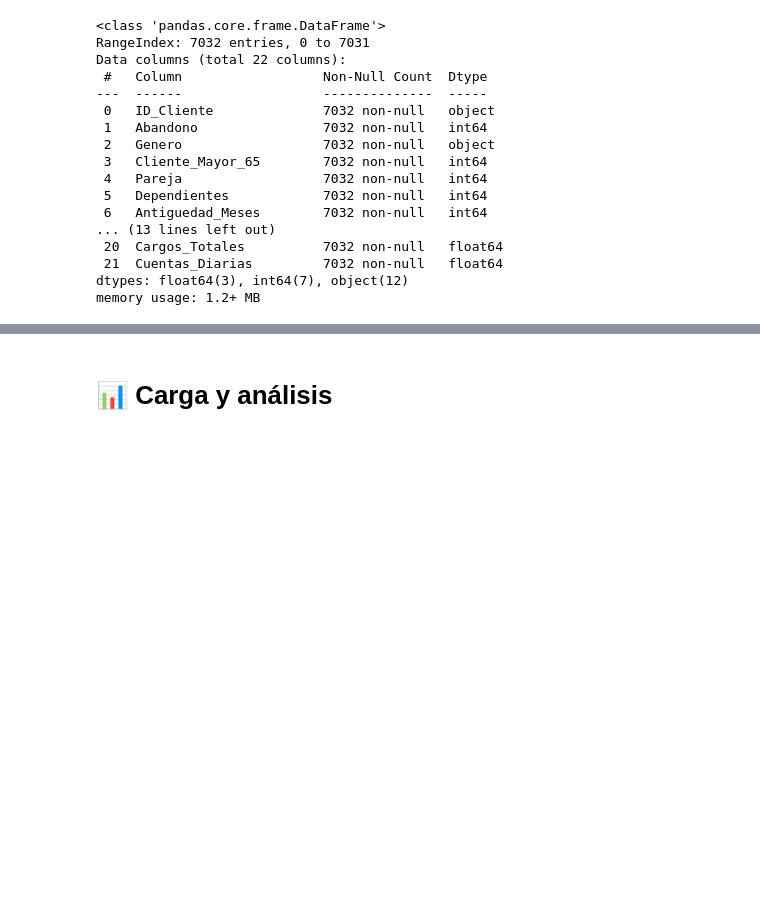
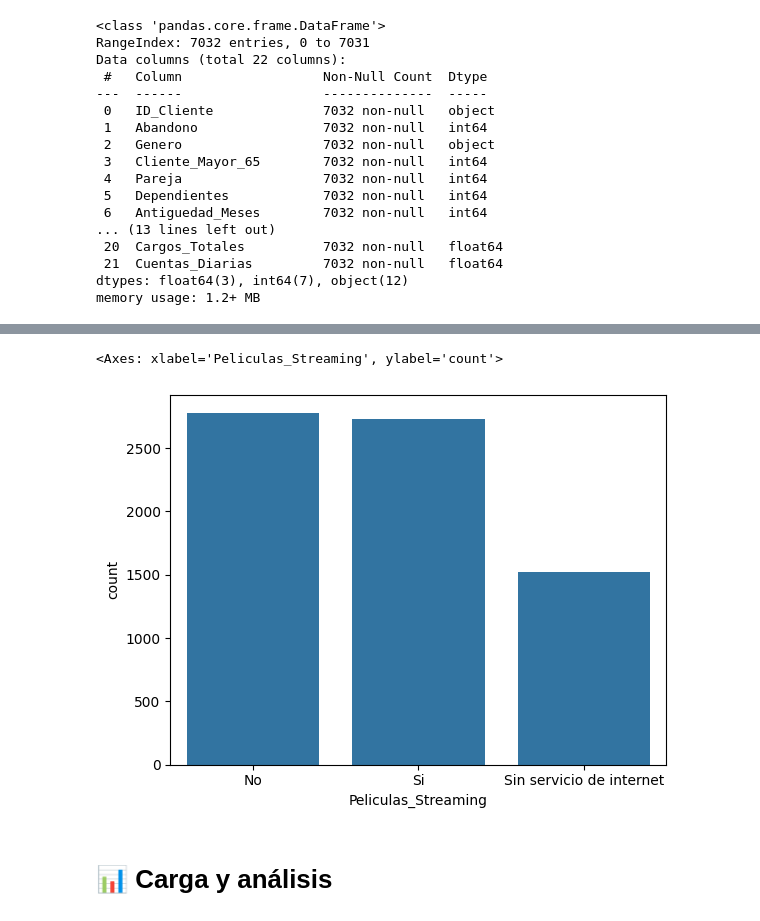
Before and after one commit to Ayelen95/Chagenge-Telecom-2026, a Jupyter notebook: TelecomX_LATAM.ipynb, the cells around one changed output, grey strips where cells are left out. Saved outputs shown, nothing was run; the diff lists cells and outputs as text; code cells hidden in the pictures; blank space fills up the shorter version.

```diff
--- a/TelecomX_LATAM.ipynb
+++ b/TelecomX_LATAM.ipynb
@@ -522,3 +545,26 @@ memory usage: 1.2+ MB
+# %%
+df['Soporte_Tecnico'] = df['Soporte_Tecnico'].replace({'No internet service': 'Sin servicio de internet',
+                                               'Yes': 'Si',
+                                               'No': 'No'})
+# %%
+df['TV_Streaming'] = df['TV_Streaming'].replace({'No internet service': 'Sin servicio de internet',
+                                               'Yes': 'Si',
+                                               'No': 'No'})
+# %%
+df['Peliculas_Streaming'] = df['Peliculas_Streaming'].replace({'No internet service': 'Sin servicio de internet',
+                                               'Yes': 'Si',
+                                               'No': 'No'})
+# %%
+df['Servicio_Internet'] = df['Servicio_Internet'].replace({'No': 'No',
+                                               'DSL': 'DSL',
+                                               'Fiber optic': 'Fibra optica'})
+# %%
+import seaborn as sns
+# Cuenta automáticamente cuántos 'Yes', 'No' y 'No internet service' hay
+sns.countplot(x='Peliculas_Streaming', data=df)
+# %% [output]
+<Axes: xlabel='Peliculas_Streaming', ylabel='count'>
+[figure, added]
 # %% [markdown]
 # 📊 Carga y análisis
 # %% [markdown]
```
Also changed, not shown: parts of 38 cells of this notebook.
